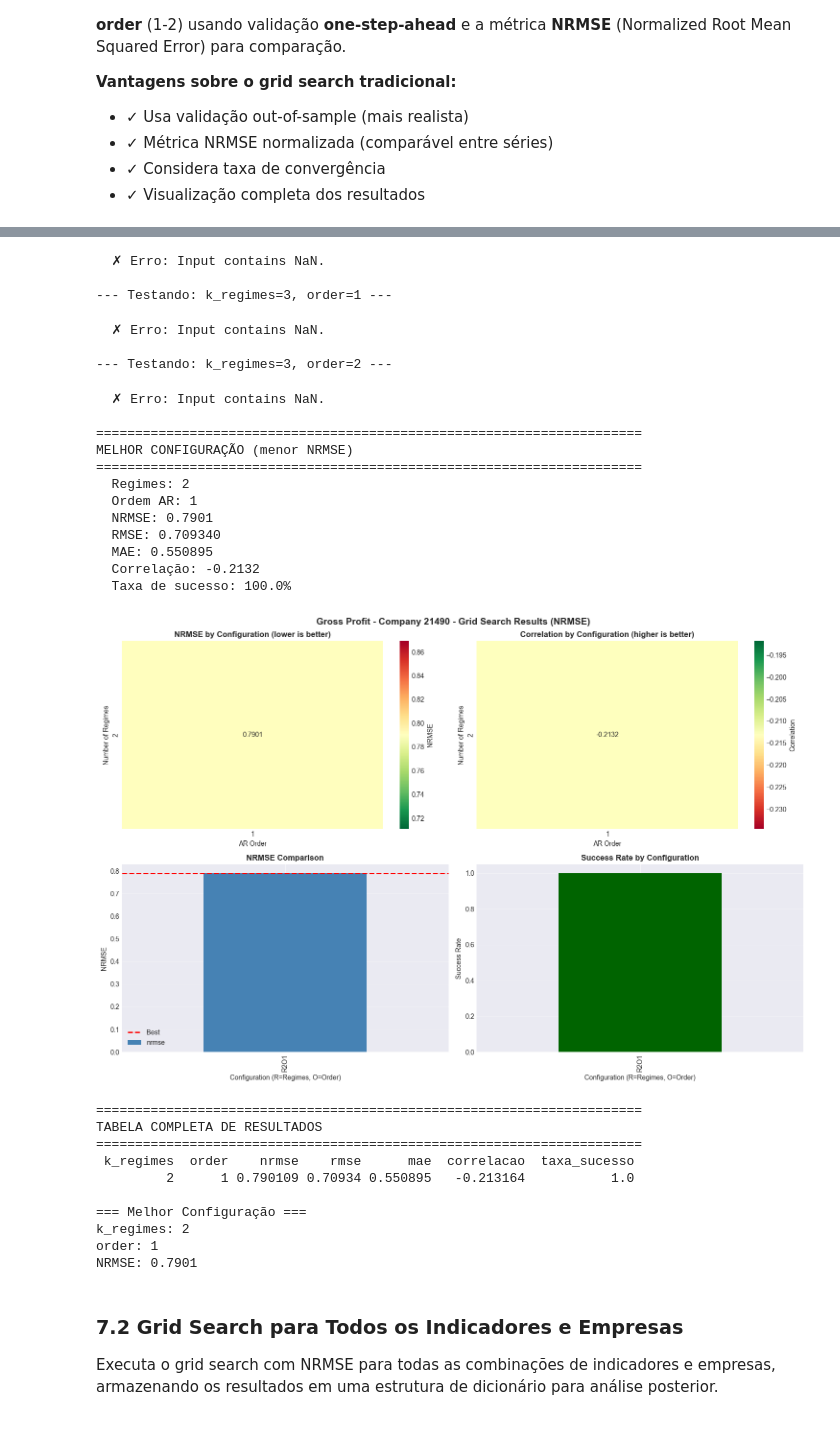
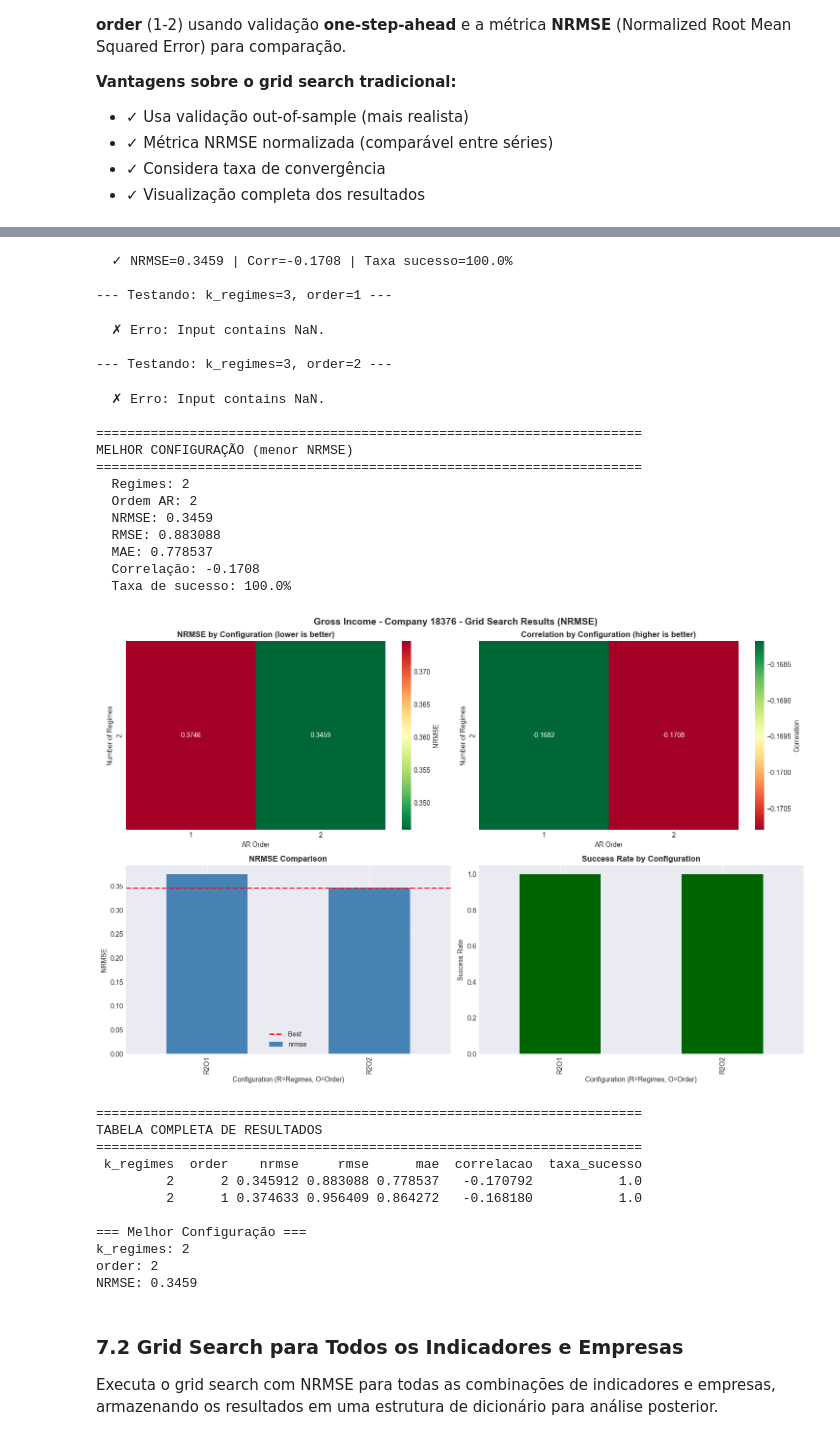
Before and after one commit to GiovanniManiezzo/indicadores_fundamentalistas, a Jupyter notebook: Model/2_3_Modelo_AR_HMM.ipynb, the cells around one changed output, grey strips where cells are left out. Cells and saved outputs as stored; diff of their text form; code cells hidden in the pictures.

```diff
--- a/Model/2_3_Modelo_AR_HMM.ipynb
+++ b/Model/2_3_Modelo_AR_HMM.ipynb
@@ -963,0 +953,10 @@ resultado_validacao = validacao_ar_hmm_one_step(
+# %%
+empresa_analise = '18376'
+resultado_validacao = validacao_ar_hmm_one_step(
+    serie=resultado_bruto[empresa_analise],
+    nome_serie=f'Resultado Bruto - Empresa {empresa_analise}',
+    k_regimes=2,
+    order=1,
+    janela_treino=45,  # Janela maior para melhor convergência
+    usar_log_returns=True
+)
@@ -1494,8 +1512,8 @@ Este método realiza grid search testando diferentes configurações de **k_regi
 # Grid search baseado em NRMSE (validação one-step-ahead)
 resultado_grid_nrmse = grid_search_ar_hmm_nrmse(
     serie=resultado_bruto[empresa_analise],
-    nome_serie=f'Gross Profit - Company {empresa_analise}',
-    janela_treino=45,
+    nome_serie=f'Gross Income - Company {empresa_analise}',
+    janela_treino=35,
     k_regimes_range=(2, 4),  # Testa 2 e 3 regimes
     order_range=(1, 3),       # Testa ordem 1 e 2
     usar_log_returns=True
@@ -1525,34 +1543,35 @@ Configuração:
 
 --- Testando: k_regimes=2, order=2 ---
-  ✗ Erro: Input contains NaN.
+  ✓ NRMSE=0.3459 | Corr=-0.1708 | Taxa sucesso=100.0%
 
 --- Testando: k_regimes=3, order=1 ---
   ✗ Erro: Input contains NaN.
 
 --- Testando: k_regimes=3, order=2 ---
   ✗ Erro: Input contains NaN.
 
 ======================================================================
 MELHOR CONFIGURAÇÃO (menor NRMSE)
 ======================================================================
   Regimes: 2
-  Ordem AR: 1
-  NRMSE: 0.7901
-  RMSE: 0.709340
-  MAE: 0.550895
-  Correlação: -0.2132
+  Ordem AR: 2
+  NRMSE: 0.3459
+  RMSE: 0.883088
+  MAE: 0.778537
+  Correlação: -0.1708
   Taxa de sucesso: 100.0%
-[figure, old version]
+[figure, new version]
 ======================================================================
 TABELA COMPLETA DE RESULTADOS
 ======================================================================
- k_regimes  order    nrmse    rmse      mae  correlacao  taxa_sucesso
-         2      1 0.790109 0.70934 0.550895   -0.213164           1.0
+ k_regimes  order    nrmse     rmse      mae  correlacao  taxa_sucesso
+         2      2 0.345912 0.883088 0.778537   -0.170792           1.0
+         2      1 0.374633 0.956409 0.864272   -0.168180           1.0
 
 === Melhor Configuração ===
 k_regimes: 2
-order: 1
-NRMSE: 0.7901
+order: 2
+NRMSE: 0.3459
 # %% [markdown]
 ### 7.2 Grid Search para Todos os Indicadores e Empresas
 
```
Also changed, not shown: parts of 5 cells of this notebook, 2 other files.
